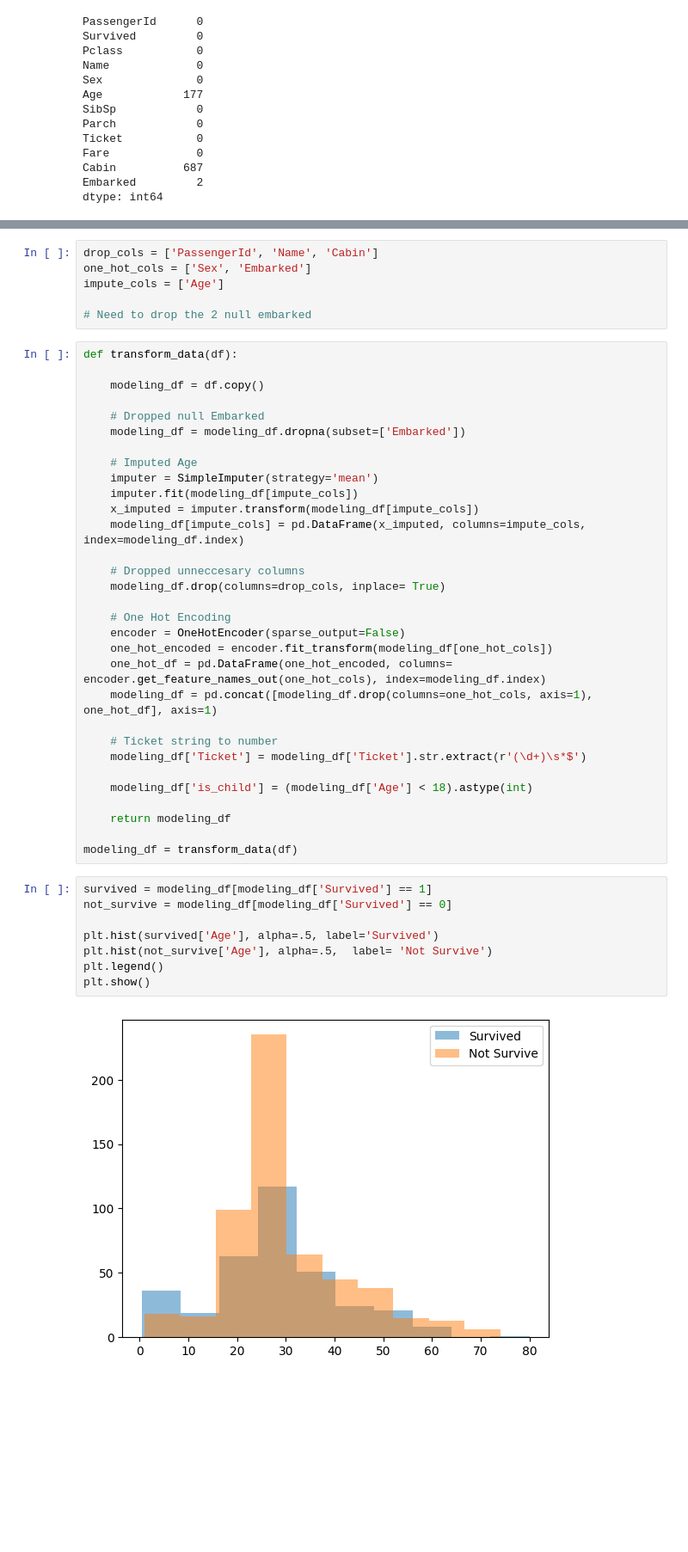
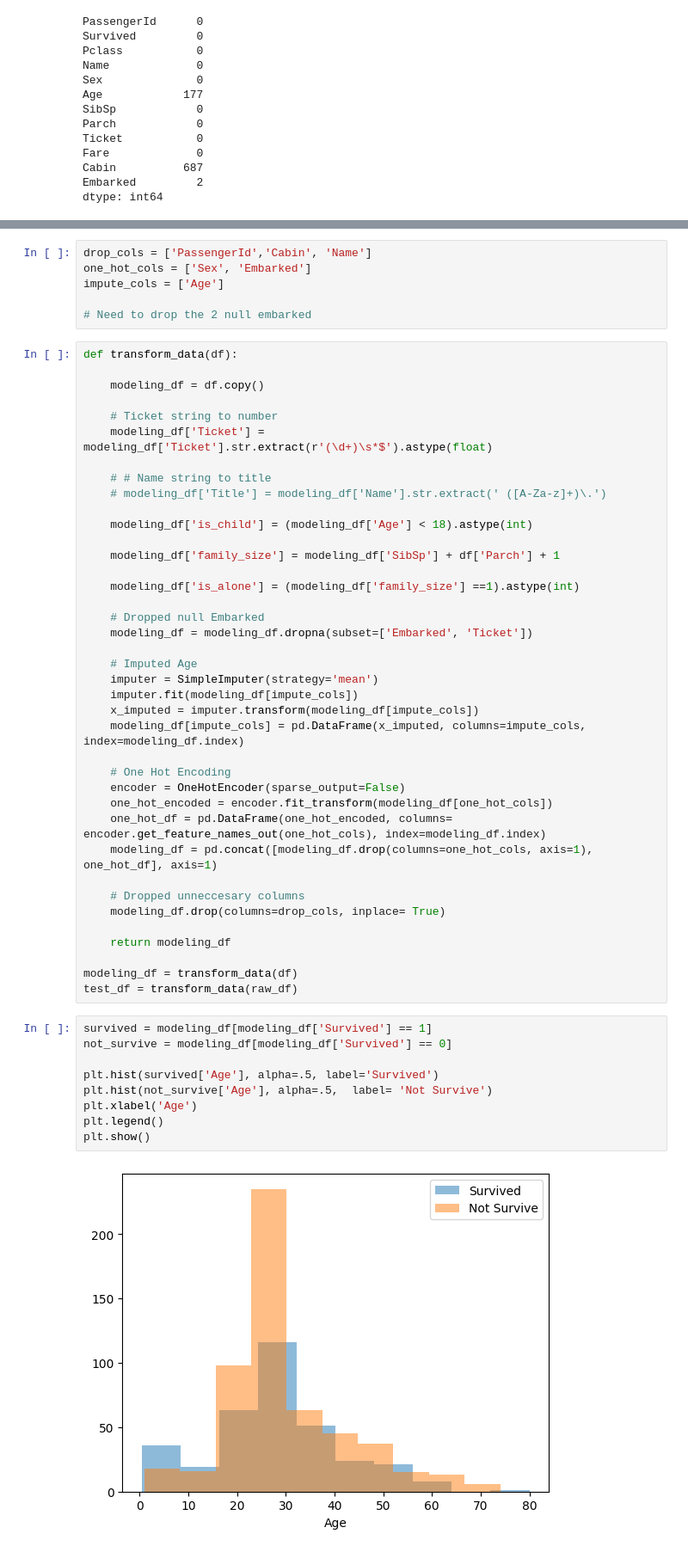
Before and after one commit to logan-heydt/Titanic-Prediction, a Jupyter notebook: src/titanic_predictions.ipynb, the cells around one changed output, grey strips where cells are left out. Shown at 86% size. Drawn from its saved outputs; the diff is of its cells as text; blank space fills up the shorter version.

Commit message:
Early stages of model

```diff
--- a/src/titanic_predictions.ipynb
+++ b/src/titanic_predictions.ipynb
@@ -41,5 +52,5 @@ dtype: int64
 # %%
-drop_cols = ['PassengerId', 'Name', 'Cabin']
+drop_cols = ['PassengerId','Cabin', 'Name']
 one_hot_cols = ['Sex', 'Embarked']
 impute_cols = ['Age']
 
@@ -49,8 +60,20 @@ def transform_data(df):
 
     modeling_df = df.copy()
 
+    # Ticket string to number
+    modeling_df['Ticket'] = modeling_df['Ticket'].str.extract(r'(\d+)\s*$').astype(float)
+
+    # # Name string to title
+    # modeling_df['Title'] = modeling_df['Name'].str.extract(' ([A-Za-z]+)\.')
+
+    modeling_df['is_child'] = (modeling_df['Age'] < 18).astype(int)
+
+    modeling_df['family_size'] = modeling_df['SibSp'] + df['Parch'] + 1
+
+    modeling_df['is_alone'] = (modeling_df['family_size'] ==1).astype(int)
+
     # Dropped null Embarked
-    modeling_df = modeling_df.dropna(subset=['Embarked'])
+    modeling_df = modeling_df.dropna(subset=['Embarked', 'Ticket'])
 
     # Imputed Age
     imputer = SimpleImputer(strategy='mean')
@@ -58,30 +81,27 @@ def transform_data(df):
     x_imputed = imputer.transform(modeling_df[impute_cols])
     modeling_df[impute_cols] = pd.DataFrame(x_imputed, columns=impute_cols, index=modeling_df.index)
 
-    # Dropped unneccesary columns
-    modeling_df.drop(columns=drop_cols, inplace= True)
-
     # One Hot Encoding
     encoder = OneHotEncoder(sparse_output=False)
     one_hot_encoded = encoder.fit_transform(modeling_df[one_hot_cols])
     one_hot_df = pd.DataFrame(one_hot_encoded, columns= encoder.get_feature_names_out(one_hot_cols), index=modeling_df.index)
     modeling_df = pd.concat([modeling_df.drop(columns=one_hot_cols, axis=1), one_hot_df], axis=1)
 
-    # Ticket string to number
-    modeling_df['Ticket'] = modeling_df['Ticket'].str.extract(r'(\d+)\s*$')
-
-    modeling_df['is_child'] = (modeling_df['Age'] < 18).astype(int)
+    # Dropped unneccesary columns
+    modeling_df.drop(columns=drop_cols, inplace= True)
 
     return modeling_df
 
 modeling_df = transform_data(df)
+test_df = transform_data(raw_df)
 # %%
 survived = modeling_df[modeling_df['Survived'] == 1]
 not_survive = modeling_df[modeling_df['Survived'] == 0]
 
 plt.hist(survived['Age'], alpha=.5, label='Survived')
 plt.hist(not_survive['Age'], alpha=.5,  label= 'Not Survive')
+plt.xlabel('Age')
 plt.legend()
 plt.show()
 # %% [output]
-[figure, old version]
+[figure, new version]
```
Also changed, not shown: parts of 9 cells of this notebook.
